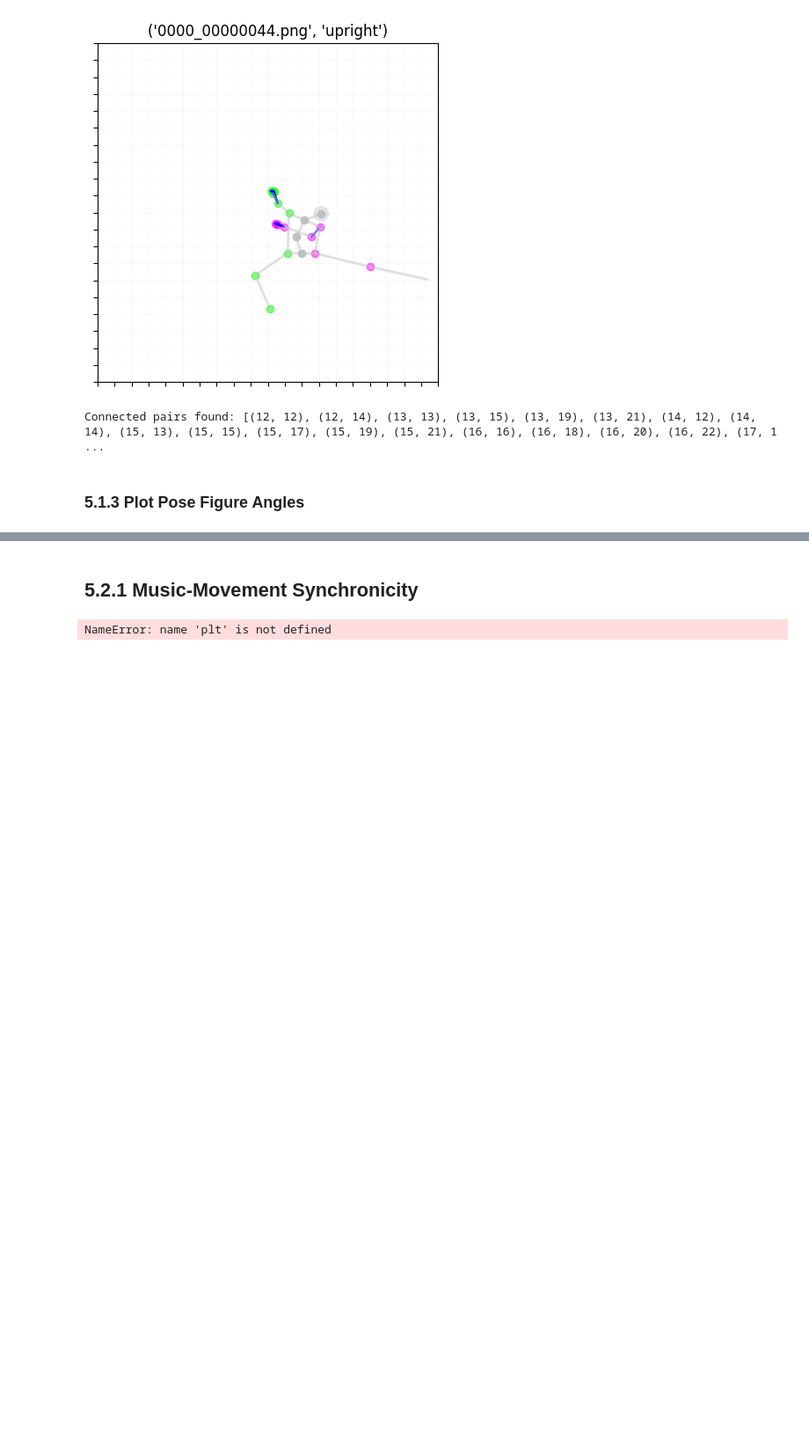
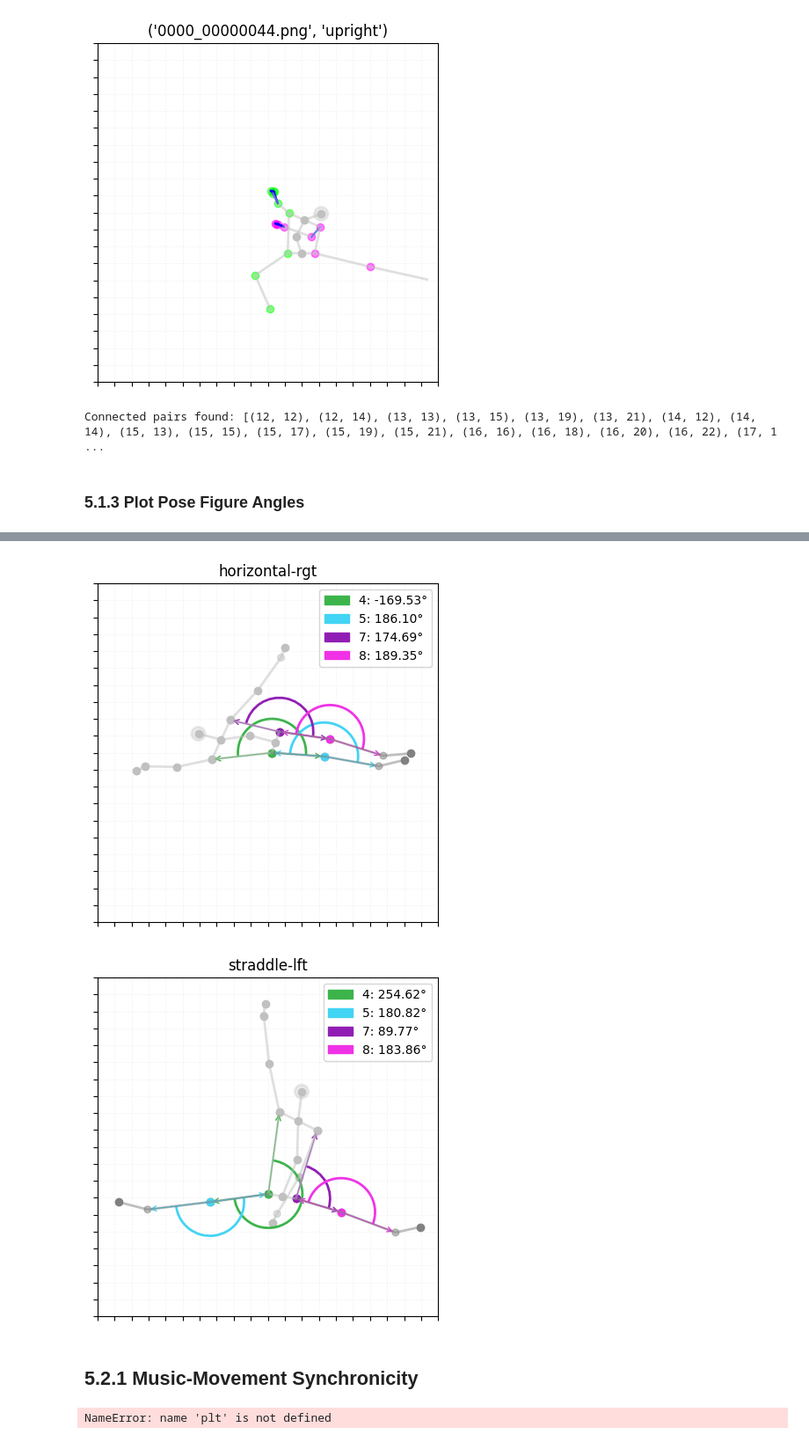
Before and after one commit to kayesokua/poledance.xyz, a Jupyter notebook: docs/5-0_data_visualizations.ipynb, the cells around one changed output, grey strips where cells are left out. Shown at 88% size. Saved outputs shown, nothing was run; the diff lists cells and outputs as text; code cells hidden in the pictures; blank space fills up the shorter version.

```diff
--- a/docs/5-0_data_visualizations.ipynb
+++ b/docs/5-0_data_visualizations.ipynb
@@ -554,3 +563,9 @@ for i in range(0,5):
+# %%
+plot_pose_figure_angles(data=body,idx=1, spine=False, left_leg=True,right_leg=True)
+plot_pose_figure_angles(data=legs,idx=54, spine=False, left_leg=True,right_leg=True)
+# %% [output]
+[figure, added]
+[figure, added]
 # %% [markdown]
 ## 5.2.1 Music-Movement Synchronicity
 # %%
```
Also changed, not shown: parts of 3 cells of this notebook, 25 other files.
